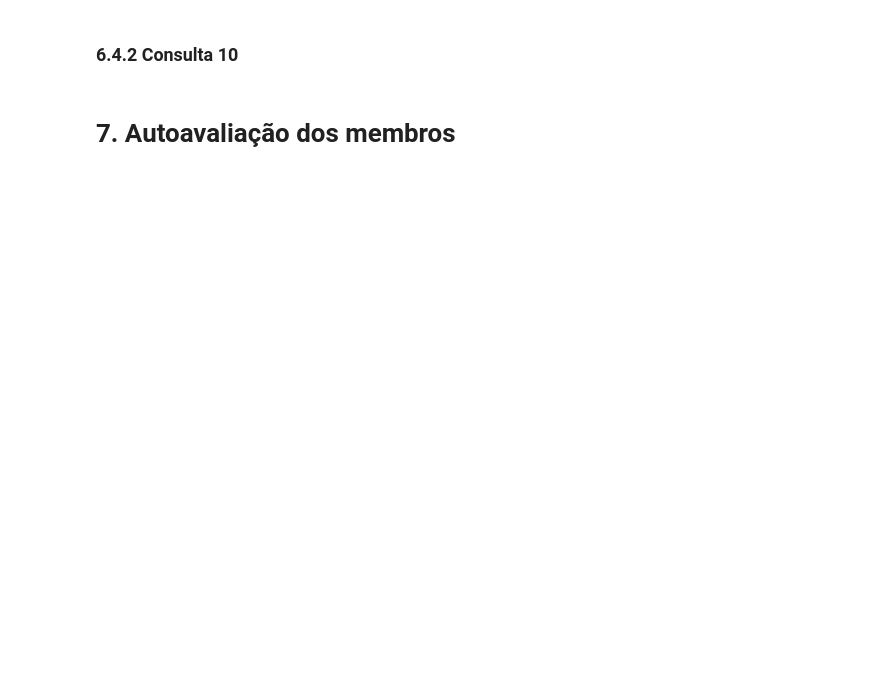
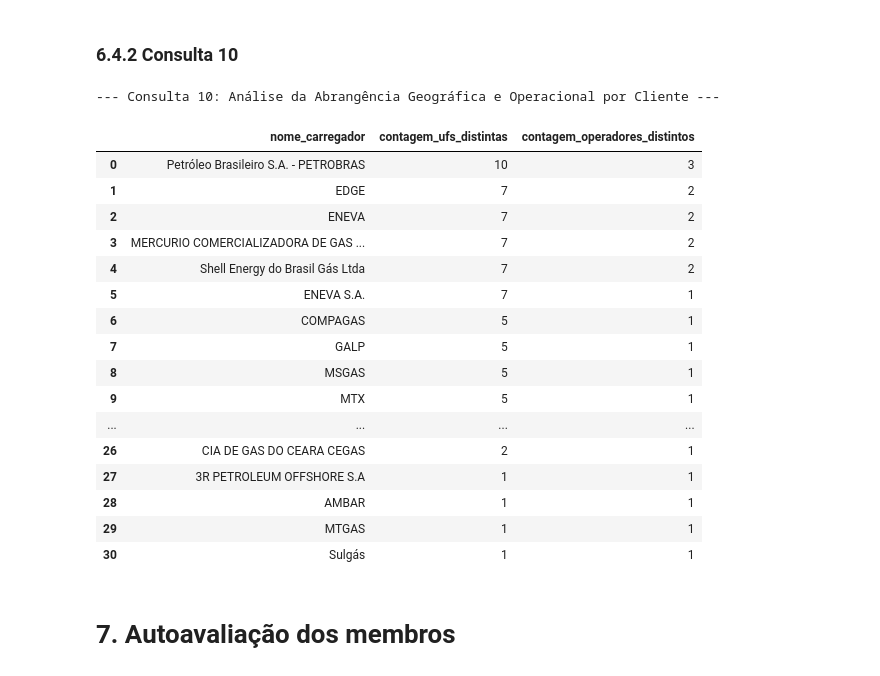
Before and after one commit to RaphaelLeivas/ibd-2025-1, a Jupyter notebook: TP2/tp2_template.ipynb, the cells around one changed output. Saved outputs shown, nothing was run; the diff lists cells and outputs as text; code cells hidden in the pictures; blank space fills up the shorter version.

```diff
--- a/TP2/tp2_template.ipynb
+++ b/TP2/tp2_template.ipynb
@@ -300,4 +411,50 @@ df6
 # %% [markdown]
 ### 6.4.2 Consulta 10
+# %%
+print("\n--- Consulta 10: Análise da Abrangência Geográfica e Operacional por Cliente ---")
+query10 =  """
+SELECT
+    cr.nome_carregador,
+    COUNT(DISTINCT ig.uf) as contagem_ufs_distintas,
+    COUNT(DISTINCT o.nome_operador) as contagem_operadores_distintos
+FROM
+    Carregador cr
+JOIN
+    Contrato c ON cr.codigo_carregador = c.codigo_carregador
+JOIN
+    Instalacao_Transporte it ON c.codigo_instalacao_transporte = it.codigo_instalacao_transporte
+JOIN
+    Instalacao_Gasoduto ig ON it.codigo_instalacao_transporte = ig.codigo_instalacao_transporte
+JOIN
+    Operador o ON ig.codigo_operador = o.codigo_operador
+GROUP BY
+    cr.nome_carregador
+ORDER BY
+    contagem_ufs_distintas DESC,
+    contagem_operadores_distintos DESC;
+"""
+conn= sqlite3.connect('gas_data.db')
+df10 = pd.read_sql_query(query10, conn)
+conn.close()
+df10
+# %% [output]
+--- Consulta 10: Análise da Abrangência Geográfica e Operacional por Cliente ---
+|  | nome_carregador | contagem_ufs_distintas | contagem_operadores_distintos |
+| 0 | Petróleo Brasileiro S.A. - PETROBRAS | 10 | 3 |
+| 1 | EDGE | 7 | 2 |
+| 2 | ENEVA | 7 | 2 |
+| 3 | MERCURIO COMERCIALIZADORA DE GAS ... | 7 | 2 |
+| 4 | Shell Energy do Brasil Gás Ltda | 7 | 2 |
+| 5 | ENEVA S.A. | 7 | 1 |
+| 6 | COMPAGAS | 5 | 1 |
+| 7 | GALP | 5 | 1 |
+| 8 | MSGAS | 5 | 1 |
+| 9 | MTX | 5 | 1 |
+| ... | ... | ... | ... |
+| 26 | CIA DE GAS DO CEARA CEGAS | 2 | 1 |
+| 27 | 3R PETROLEUM OFFSHORE S.A | 1 | 1 |
+| 28 | AMBAR | 1 | 1 |
+| 29 | MTGAS | 1 | 1 |
+| 30 | Sulgás | 1 | 1 |
 # %% [markdown]
 # 7. Autoavaliação dos membros
```
Also changed, not shown: parts of 4 cells of this notebook.
